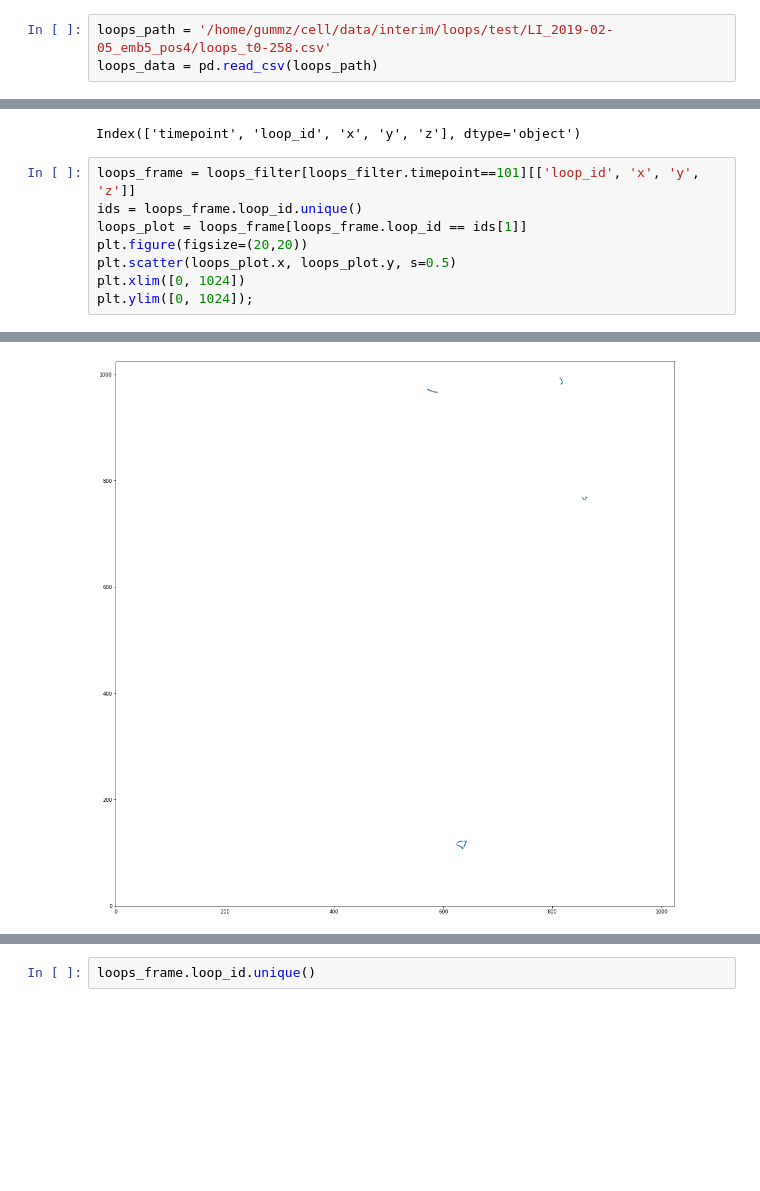
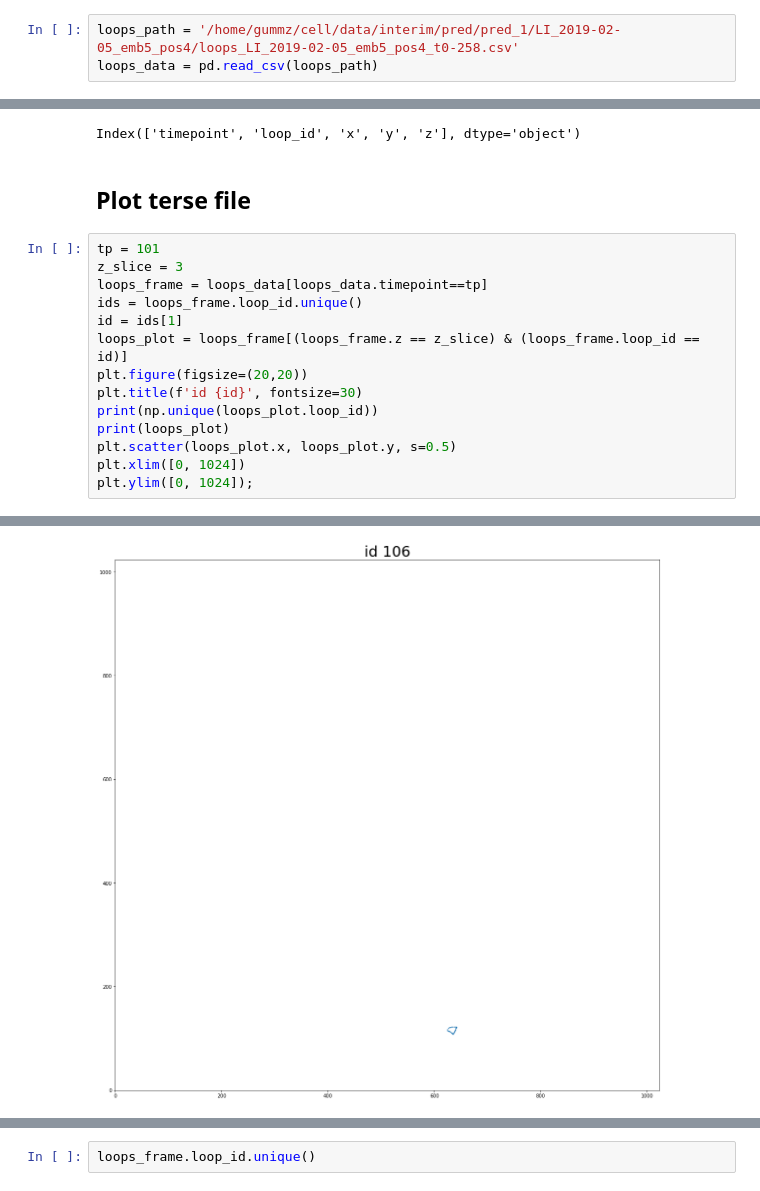
Before and after one commit to gummz/cell, a Jupyter notebook: notebooks/plot_loops.ipynb, the cells around one changed output, grey strips where cells are left out. Drawn from its saved outputs; the diff is of its cells as text; blank space fills up the shorter version.

Commit message:
Update plot loops

```diff
--- a/notebooks/plot_loops.ipynb
+++ b/notebooks/plot_loops.ipynb
@@ -120,7 +113,7 @@ AttributeError: Can't get attribute 'Cycle' on <module '__main__'>
 # %% [markdown]
 ## Reading in loops to remove index column
 # %%
-loops_path = '/home/gummz/cell/data/interim/loops/test/LI_2019-02-05_emb5_pos4/loops_t0-258.csv'
+loops_path = '/home/gummz/cell/data/interim/pred/pred_1/LI_2019-02-05_emb5_pos4/loops_LI_2019-02-05_emb5_pos4_t0-258.csv'
 loops_data = pd.read_csv(loops_path)
 # %%
 loops_data.to_csv(loops_path, index=False)
@@ -128,11 +121,19 @@ loops_data.to_csv(loops_path, index=False)
 loops_filter.columns
 # %% [output]
 Index(['timepoint', 'loop_id', 'x', 'y', 'z'], dtype='object')
+# %% [markdown]
+## Plot terse file
 # %%
-loops_frame = loops_filter[loops_filter.timepoint==101][['loop_id', 'x', 'y', 'z']]
+tp = 101
+z_slice = 3
+loops_frame = loops_data[loops_data.timepoint==tp]
 ids = loops_frame.loop_id.unique()
-loops_plot = loops_frame[loops_frame.loop_id == ids[1]]
+id = ids[1]
+loops_plot = loops_frame[(loops_frame.z == z_slice) & (loops_frame.loop_id == id)]
 plt.figure(figsize=(20,20))
+plt.title(f'id {id}', fontsize=30)
+print(np.unique(loops_plot.loop_id))
+print(loops_plot)
 plt.scatter(loops_plot.x, loops_plot.y, s=0.5)
 plt.xlim([0, 1024])
 plt.ylim([0, 1024]);
@@ -140 +158 @@ plt.ylim([0, 1024]);
-[figure, old version]
+[figure, new version]
```
Also changed, not shown: parts of 10 cells of this notebook.
